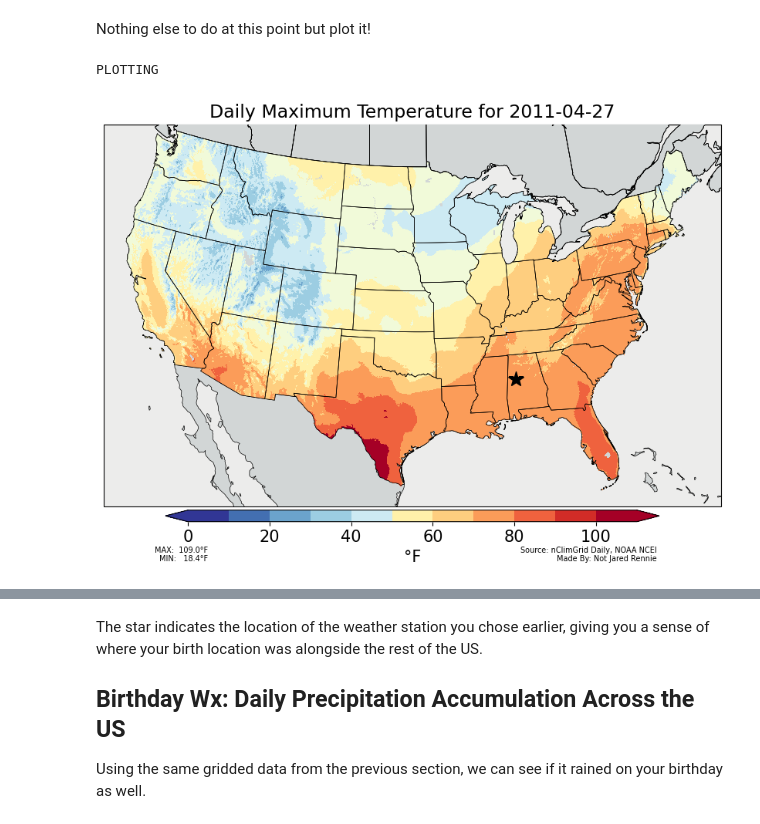
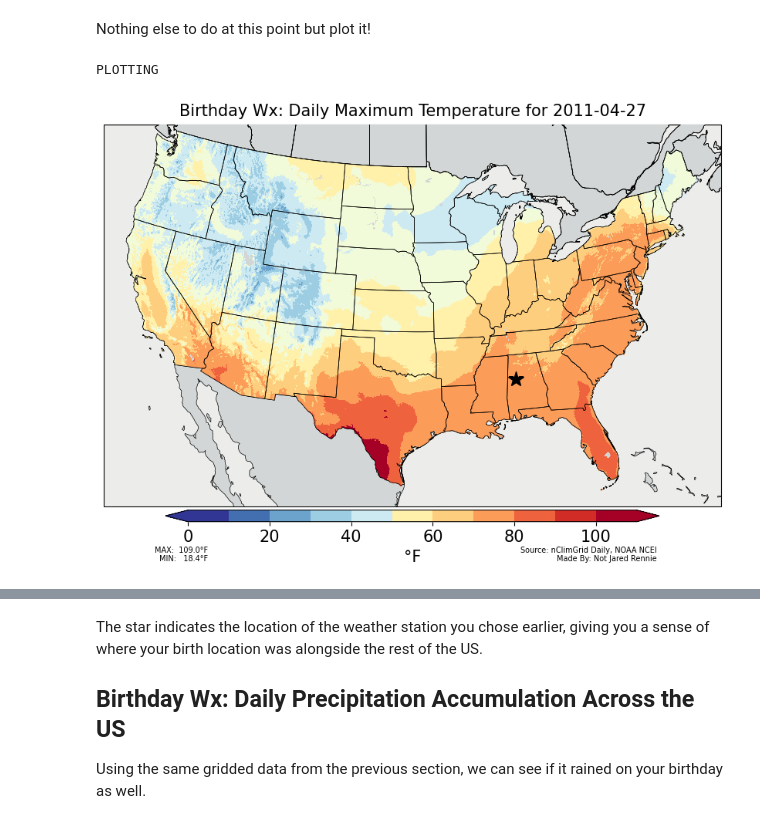
Before and after one commit to jjrennie/birthday-weather, a Jupyter notebook: birthdayWx.ipynb, the cells around one changed output, grey strips where cells are left out. Cells and saved outputs as stored; diff of their text form; code cells hidden in the pictures.

```diff
--- a/birthdayWx.ipynb
+++ b/birthdayWx.ipynb
@@ -106,7 +109,6 @@ try:
   ghcnhMeta = pd.read_csv(ghcnh_meta_url)
 except Exception as e:
   print('SOMETHING WENT WRONG: ',e)
-ghcnhMeta=ghcnhMeta[ghcnhMeta['STATE']==inState]
 ghcnhMeta=ghcnhMeta.sort_values(by='NAME')
 
 """
@@ -659,32 +671,32 @@ ax.add_feature(cfeature.LAKES,linewidth=0.5,facecolor=ocean_hex,edgecolor=edgeco
 ax.add_feature(cfeature.STATES,linewidth=0.5,facecolor=land_hex,edgecolor=edgecolor,zorder=5)
 ax.add_feature(cfeature.STATES,linewidth=0.5,edgecolor=edgecolor,zorder=10)
 
 # Plot Data
 ax.pcolormesh(nclimgrid_lons, nclimgrid_lats, conus_value,transform=ccrs.PlateCarree(),cmap=cmap,norm=norm,zorder=9)
 
 # Add Colorbar
 cax = fig.add_axes([0.1, -0.035, 0.8, 0.03])
 cbar=plt.colorbar(cm, cax=cax,boundaries=bounds,orientation='horizontal',extend=extend,spacing='uniform')
 cbar.ax.tick_params(labelsize=15)
 cbar.set_label(unit,size=15)
 
 # Annotate Info On Graphic
 nclimgrid_max="%6.1f" % np.nanmax(conus_value)
 nclimgrid_min="%6.1f" % np.nanmin(conus_value)
 plt.annotate('Source: nClimGrid Daily, NOAA NCEI\nMade By: '+author,xy=(1.045, -3.51), xycoords='axes fraction', fontsize=7,color='black',horizontalalignment='right', verticalalignment='bottom')
 if element == "prcp":
     plt.annotate('MAX: '+str(nclimgrid_max)+'"\nMIN: '+str(nclimgrid_min)+'"',xy=(0.045, -3.51), xycoords='axes fraction', fontsize=7,color='black',horizontalalignment='right', verticalalignment='bottom')
 else:
     plt.annotate('MAX: '+str(nclimgrid_max)+'°F\nMIN: '+str(nclimgrid_min)+'°F',xy=(0.045, -3.51), xycoords='axes fraction', fontsize=7,color='black',horizontalalignment='right', verticalalignment='bottom')
 
 # Add Location
 ax.plot(stnLon, stnLat, marker='*', markersize=15, markeredgecolor='black', linestyle='-', color='black',transform=ccrs.PlateCarree(),zorder=101)
 
 # Add Title and show results
-plt.suptitle('Daily '+element_name+' for '+current_date,size=17,color='black',y=1.05)
+plt.suptitle('Birthday Wx: Daily '+element_name+' for '+current_date,size=15,color='black',y=1.05)
 plt.show()
 plt.clf()
 plt.close()
 # %% [output]
 PLOTTING
-[figure, old version]
+[figure, new version]
```
Also changed, not shown: parts of 41 cells of this notebook, 1 other file.
